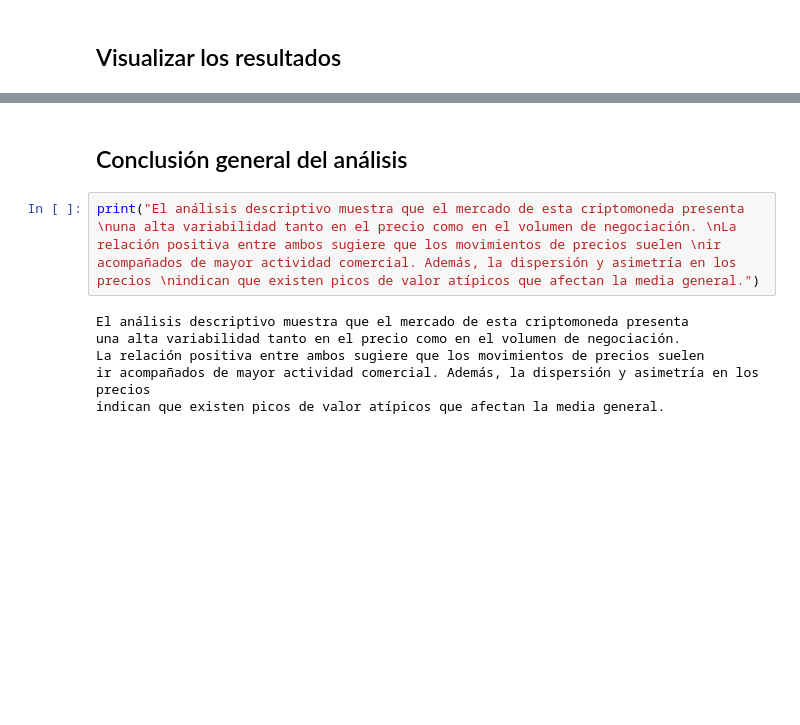
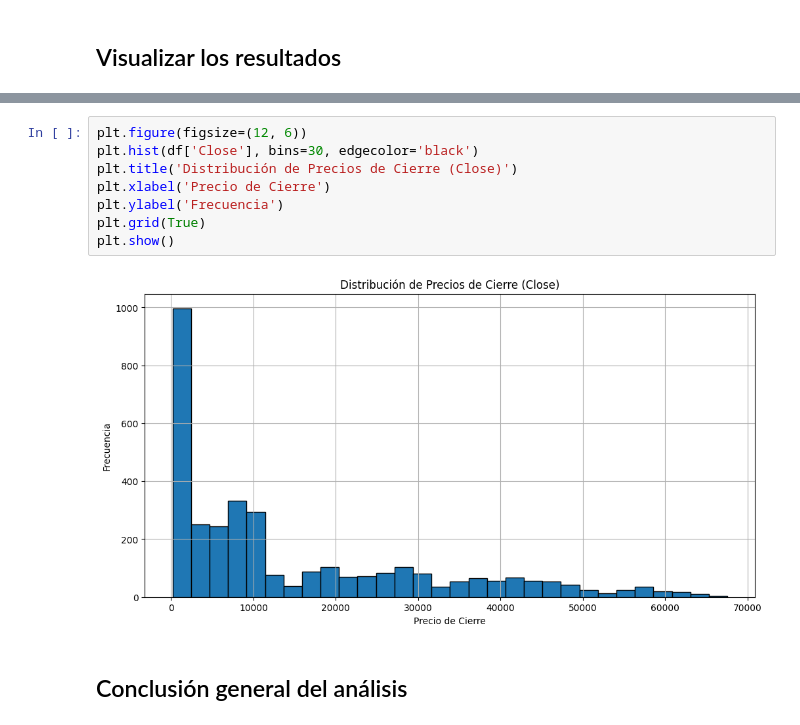
Before and after one commit to StalkerData/Ciencia_de_Datos, a Jupyter notebook: cripto_analisis/notebooks/analisis_exploratorio.ipynb, the cells around one changed output, grey strips where cells are left out. Drawn from its saved outputs; the diff is of its cells as text; blank space fills up the shorter version.

```diff
--- a/cripto_analisis/notebooks/analisis_exploratorio.ipynb
+++ b/cripto_analisis/notebooks/analisis_exploratorio.ipynb
@@ -151,10 +160,12 @@ plt.show()
+# %%
+plt.figure(figsize=(12, 6))
+plt.hist(df['Close'], bins=30, edgecolor='black')
+plt.title('Distribución de Precios de Cierre (Close)')
+plt.xlabel('Precio de Cierre')
+plt.ylabel('Frecuencia')
+plt.grid(True)
+plt.show()
+# %% [output]
+[figure, added]
 # %% [markdown]
 ## Conclusión general del análisis
-# %%
-print("El análisis descriptivo muestra que el mercado de esta criptomoneda presenta \nuna alta variabilidad tanto en el precio como en el volumen de negociación. \nLa relación positiva entre ambos sugiere que los movimientos de precios suelen \nir acompañados de mayor actividad comercial. Además, la dispersión y asimetría en los precios \nindican que existen picos de valor atípicos que afectan la media general.")
-# %% [output]
-El análisis descriptivo muestra que el mercado de esta criptomoneda presenta
-una alta variabilidad tanto en el precio como en el volumen de negociación.
-La relación positiva entre ambos sugiere que los movimientos de precios suelen
-ir acompañados de mayor actividad comercial. Además, la dispersión y asimetría en los precios
-indican que existen picos de valor atípicos que afectan la media general.
```
Also changed, not shown: parts of 7 cells of this notebook.
